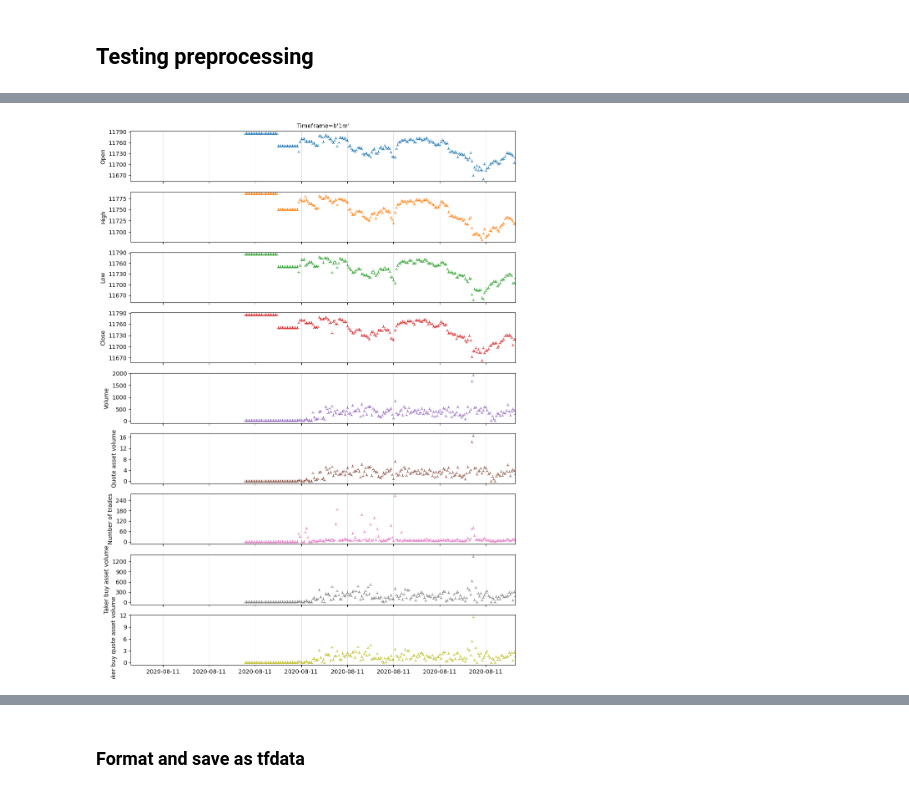
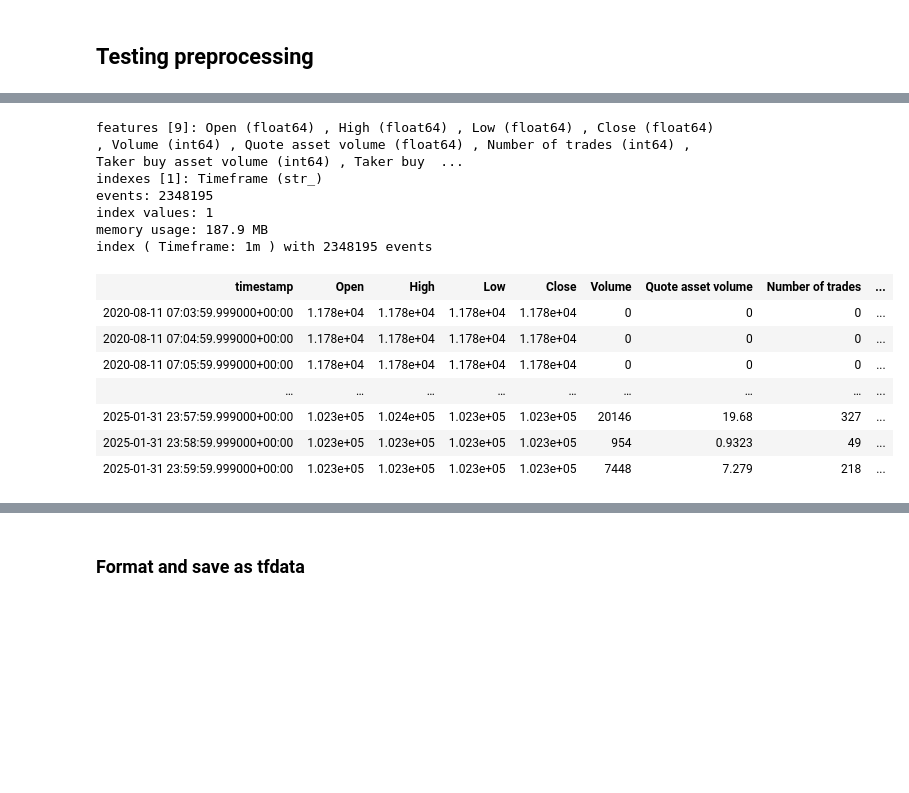
Before and after one commit to AlexShulzycki/levbot, a Jupyter notebook: Data/Preprocessing.ipynb, the cells around one changed output, grey strips where cells are left out. Drawn from its saved outputs; the diff is of its cells as text; code cells hidden in the pictures; blank space fills up the shorter version.

```diff
--- a/Data/Preprocessing.ipynb
+++ b/Data/Preprocessing.ipynb
@@ -34,8 +22,21 @@ for coin in coins:
 # %%
+import TFRecorder
+
 ts = 1597142100
-
-
-CG.evset.plot(min_time = ts - 30*600, max_time = ts)
-#CG.evset.
+CG = TFRecorder.coinRecordGenerator("BTCUSD_PERP")
+CG.loadData("klines", "1m")
 # %% [output]
-[figure, removed]
+features [9]: Open (float64) , High (float64) , Low (float64) , Close (float64) , Volume (int64) , Quote asset volume (float64) , Number of trades (int64) , Taker buy asset volume (int64) , Taker buy  ...
+indexes [1]: Timeframe (str_)
+events: 2348195
+index values: 1
+memory usage: 187.9 MB
+index ( Timeframe: 1m ) with 2348195 events
+| timestamp | Open | High | Low | Close | Volume | Quote asset volume | Number of trades | ... |
+| 2020-08-11 07:03:59.999000+00:00 | 1.178e+04 | 1.178e+04 | 1.178e+04 | 1.178e+04 | 0 | 0 | 0 | ... |
+| 2020-08-11 07:04:59.999000+00:00 | 1.178e+04 | 1.178e+04 | 1.178e+04 | 1.178e+04 | 0 | 0 | 0 | ... |
+| 2020-08-11 07:05:59.999000+00:00 | 1.178e+04 | 1.178e+04 | 1.178e+04 | 1.178e+04 | 0 | 0 | 0 | ... |
+| … | … | … | … | … | … | … | … | ... |
+| 2025-01-31 23:57:59.999000+00:00 | 1.023e+05 | 1.024e+05 | 1.023e+05 | 1.023e+05 | 20146 | 19.68 | 327 | ... |
+| 2025-01-31 23:58:59.999000+00:00 | 1.023e+05 | 1.023e+05 | 1.023e+05 | 1.023e+05 | 954 | 0.9323 | 49 | ... |
+| 2025-01-31 23:59:59.999000+00:00 | 1.023e+05 | 1.023e+05 | 1.023e+05 | 1.023e+05 | 7448 | 7.279 | 218 | ... |
```
Also changed, not shown: parts of 4 cells of this notebook, 3 other files.
